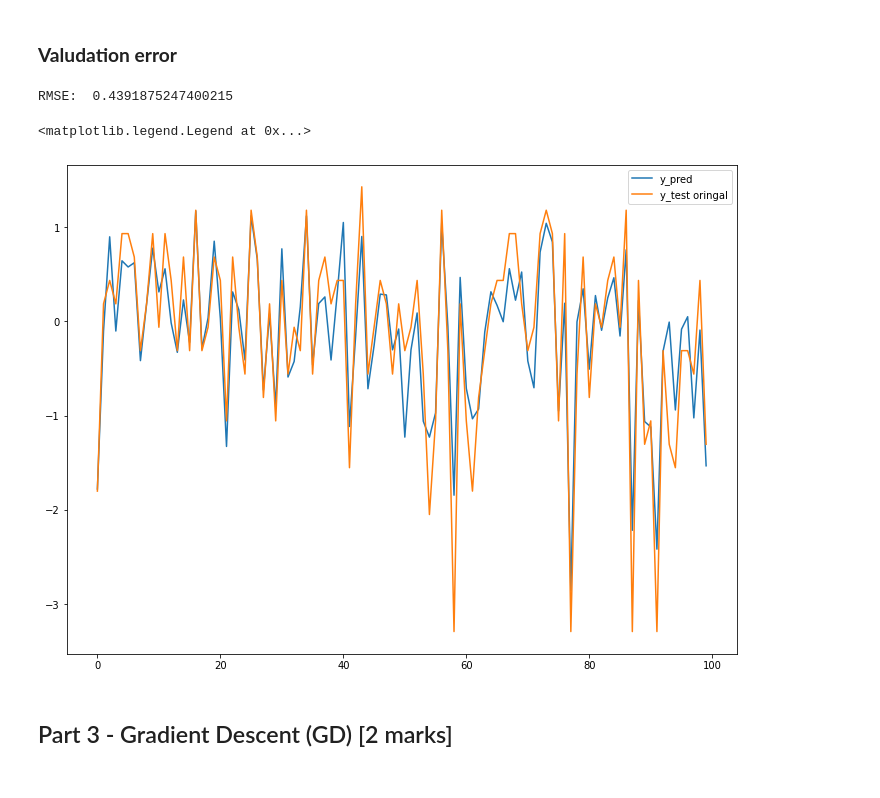
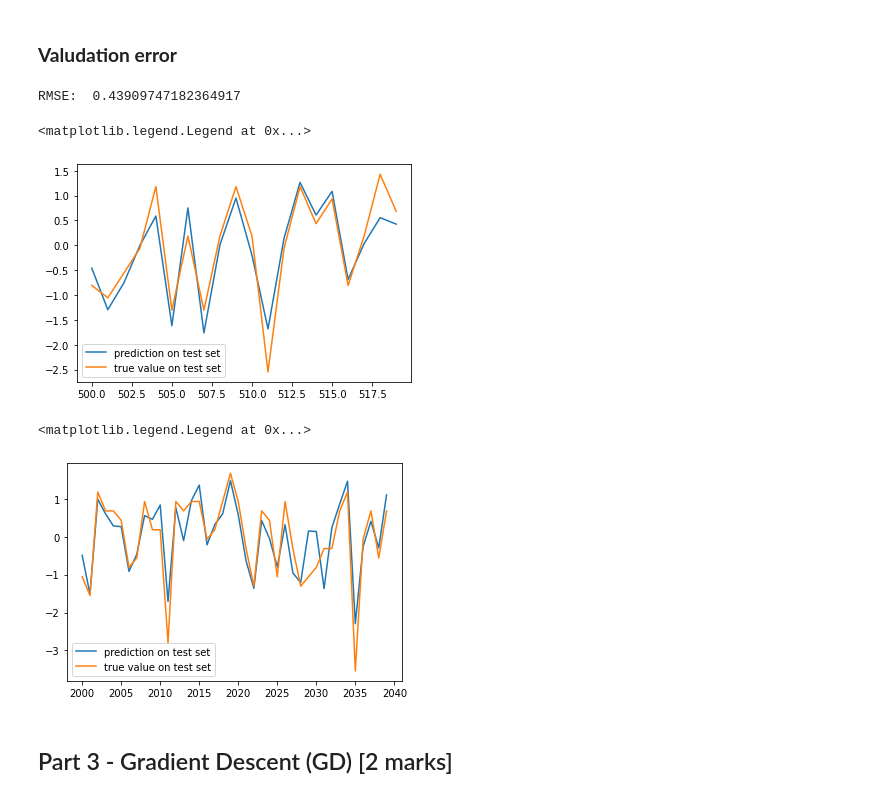
Before and after one commit to armandordorica/APS1070_A4_Linear_Regression_Gradient_Descent, a Jupyter notebook: Project_4.ipynb, the cells around one changed output. Cells and saved outputs as stored; diff of their text form; code cells hidden in the pictures.

```diff
--- a/Project_4.ipynb
+++ b/Project_4.ipynb
@@ -260,18 +299,32 @@ plt.legend()
 # %% [markdown]
 ### **Valudation error**
 # %%
-y_pred_test = np.dot(X_test_scaled_np, W)
+y_pred_test_scaled_np = np.dot(X_test_scaled_np, W)
+close_form_validation_error =  rmse(y_pred_test_scaled_np, y_test_scaled_np)
 # %%
-print('RMSE: ', rmse(y_pred_test, y_test_scaled_np))
+print('RMSE: ', rmse(y_pred_test_scaled_np, y_test_scaled_np))
 # %% [output]
-RMSE:  0.4391875247400215
+RMSE:  0.43909747182364917
-# %%
-plt.plot(y_pred_test[2100:2200], label='y_pred')
-plt.plot(y_test_scaled_np[2100:2200], label='y_test oringal')
-plt.legend()
-# %% [output]
-<matplotlib.legend.Legend at 0x...>
-[figure, removed]
+# %%
+initial_value = 500
+end_value = 520
+
+plt.plot(np.arange(initial_value, end_value), y_pred_test_scaled_np[initial_value:end_value], label='prediction on test set')
+plt.plot(np.arange(initial_value, end_value), y_test_scaled_np[initial_value:end_value], label='true value on test set')
+plt.legend()
+# %% [output]
+<matplotlib.legend.Legend at 0x...>
+[figure, added]
+# %%
+initial_value = 2000
+end_value = 2040
+
+plt.plot(np.arange(initial_value, end_value), y_pred_test_scaled_np[initial_value:end_value], label='prediction on test set')
+plt.plot(np.arange(initial_value, end_value), y_test_scaled_np[initial_value:end_value], label='true value on test set')
+plt.legend()
+# %% [output]
+<matplotlib.legend.Legend at 0x...>
+[figure, added]
 # %% [markdown]
 ## Part 3 - Gradient Descent (GD) [2 marks]
 # %% [markdown]
```
Also changed, not shown: parts of 54 cells of this notebook.
